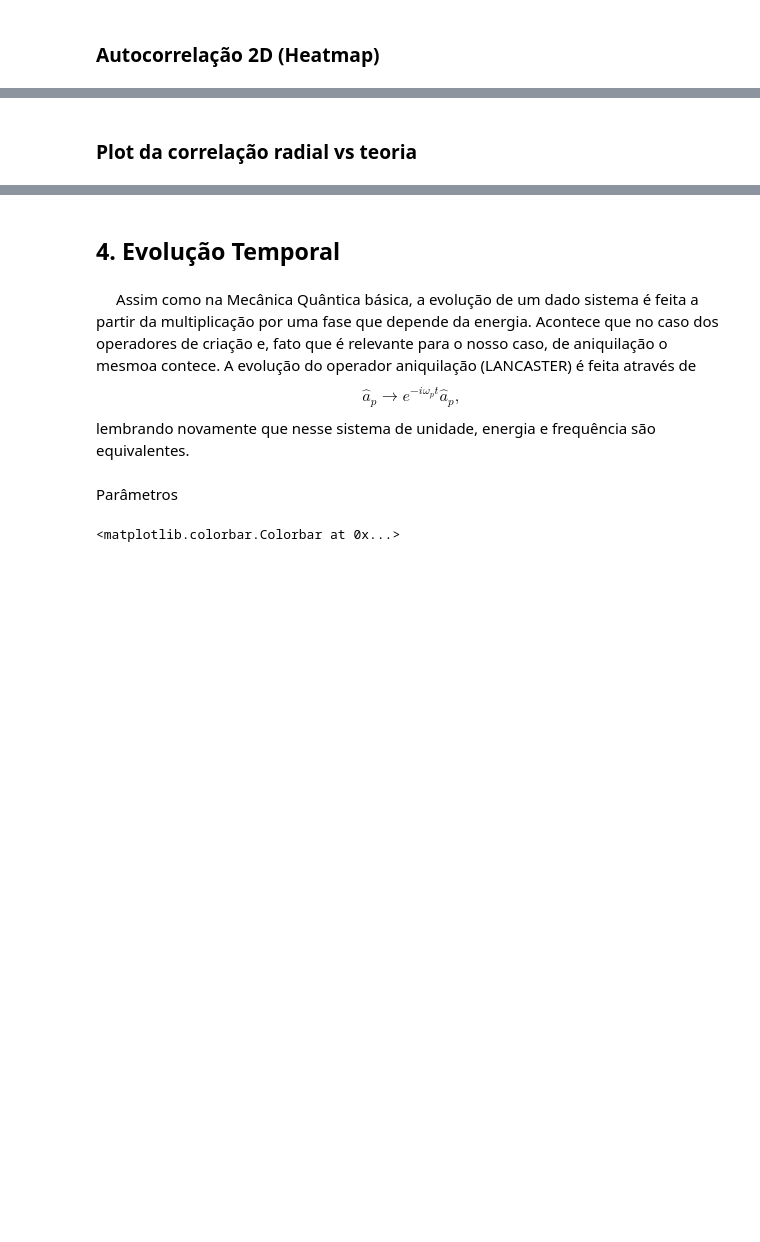
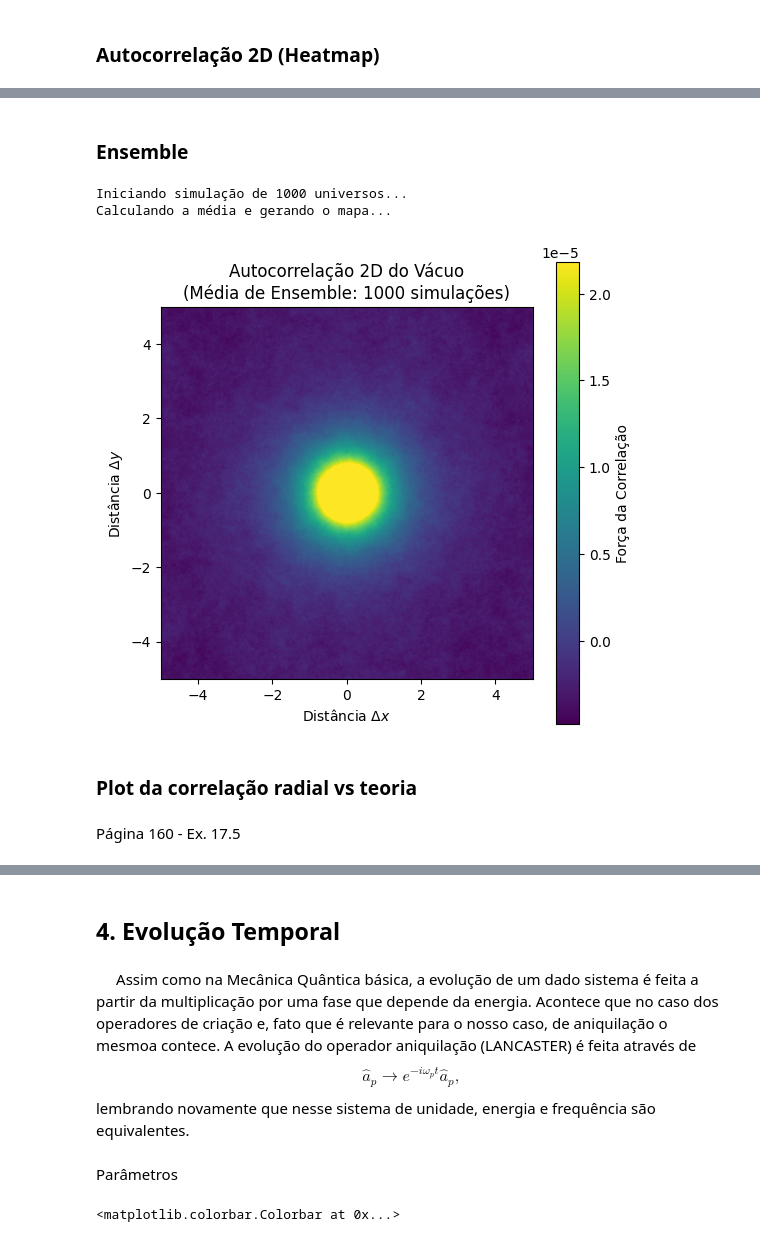
Before and after one commit to Wally-sson/pys, a Jupyter notebook: Flutuação do Vácuo/Flutuação de Vácuo.ipynb, the cells around one changed output, grey strips where cells are left out. Drawn from its saved outputs; the diff is of its cells as text; code cells hidden in the pictures; blank space fills up the shorter version.

```diff
--- a/Flutuação do Vácuo/Flutuação de Vácuo.ipynb
+++ b/Flutuação do Vácuo/Flutuação de Vácuo.ipynb
@@ -178,5 +222,71 @@ plt.show()
+# %% [markdown]
+### Ensemble
+# %%
+num_simulacoes = 1000
+
+
+
+print(f"Iniciando simulação de {num_simulacoes} universos...")
+
+# --- 2. Matriz Acumuladora para o Ensemble ---
+# Começa com zeros e vai somando o espectro de cada simulação
+soma_espectro = np.zeros((N, N))
+
+# --- 3. Loop do Ensemble (Média Estatística) ---
+for i in range(num_simulacoes):
+    # Gera o ruído quântico para um universo
+    ruido_real = np.random.normal(0, 1, (N, N))
+    ruido_imag = np.random.normal(0, 1, (N, N))
+    a_k = (ruido_real + 1j * ruido_imag) / np.sqrt(2)
+
+    # Equação do Campo
+    phi_k = a_k / np.sqrt(2 * omega_k)
+
+    # Espectro de Potência desse universo específico
+    espectro_potencia = np.abs(phi_k)**2
+
+    # Adiciona ao acumulador
+    soma_espectro += espectro_potencia
+
+# --- 4. Cálculo da Média e Autocorrelação ---
+print("Calculando a média e gerando o mapa...")
+
+# Tira a média de todas as simulações
+espectro_medio = soma_espectro / num_simulacoes
+
+# Remove o modo zero (a média global do campo)
+espectro_medio[0, 0] = 0
+
+# Aplica a IFFT no espectro médio limpo
+autocorr_2d_ensemble = np.real(np.fft.ifft2(espectro_medio))
+autocorr_2d_ensemble = np.fft.fftshift(autocorr_2d_ensemble)
+
+# --- 5. Plot Heatmap (Agora sem ruído!) ---
+plt.figure(figsize=(6, 6))
+
+# Usa um percentil para não deixar o pico central ofuscar as bordas
+vmax_corte = np.percentile(autocorr_2d_ensemble, 98)
+plt.imshow(
+    autocorr_2d_ensemble,
+    cmap='viridis',
+    extent=[-L/2, L/2, -L/2, L/2],
+    vmax=vmax_corte
+)
+
+plt.title(f'Autocorrelação 2D do Vácuo\n(Média de Ensemble: {num_simulacoes} simulações)')
+plt.xlabel(r'Distância $\Delta x$')
+plt.ylabel(r'Distância $\Delta y$')
+plt.colorbar(label='Força da Correlação')
+
+plt.show()
+# %% [output]
+Iniciando simulação de 1000 universos...
+Calculando a média e gerando o mapa...
+[figure, added]
 # %% [markdown]
 ### Plot da correlação radial vs teoria
+# %% [markdown]
+Página 160 - Ex. 17.5
 # %%
 # --- Construção da média radial ---
 x = np.arange(-N//2, N//2) * (L/N)
```
Also changed, not shown: parts of 16 cells of this notebook, 1 other file.
